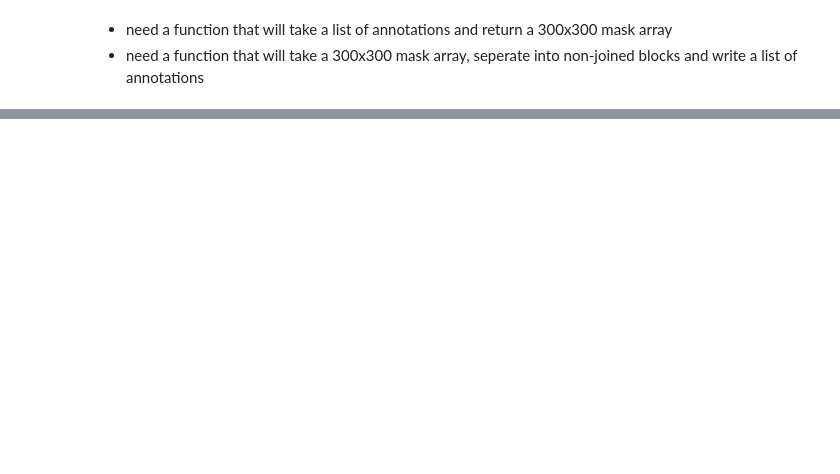
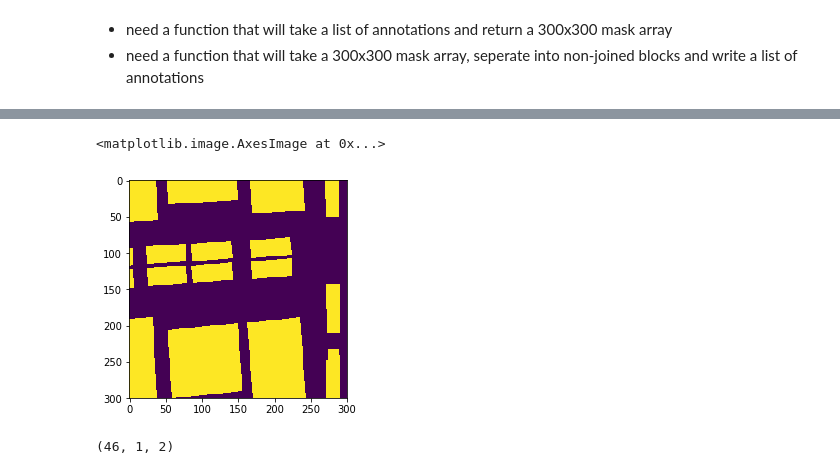
Before and after one commit to josh-gree/crowdAI_mapping_challange, a Jupyter notebook: scratch/scratch001.ipynb, the cells around one changed output, grey strips where cells are left out. Saved outputs shown, nothing was run; the diff lists cells and outputs as text; code cells hidden in the pictures; blank space fills up the shorter version.

```diff
--- a/scratch/scratch001.ipynb
+++ b/scratch/scratch001.ipynb
@@ -111,0 +203,13 @@ show_img_annotated(counts[counts > 16].index[24],val_dir_ims,small_annotation_df
+# %%
+x = mask[objs[5]]
+# %%
+out = cv.findContours(x,cv.RETR_TREE, cv.CHAIN_APPROX_SIMPLE)
+# %%
+plt.imshow(out[0])
+# %% [output]
+<matplotlib.image.AxesImage at 0x...>
+[figure, added]
+# %%
+z.shape
+# %% [output]
+(46, 1, 2)
```
Also changed, not shown: parts of 21 cells of this notebook, 4 other files.
